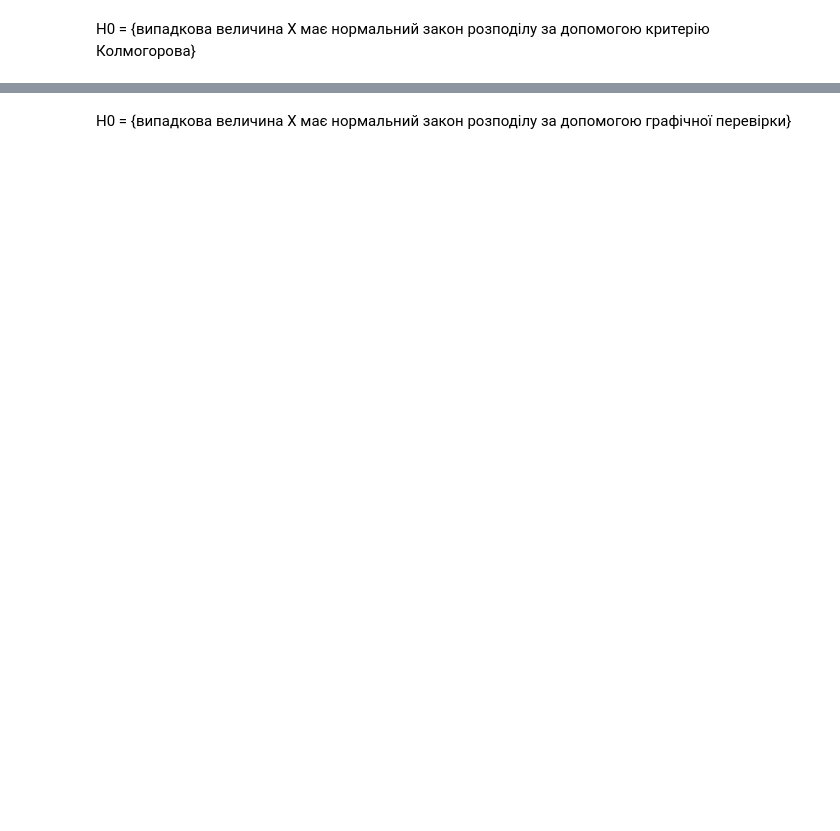
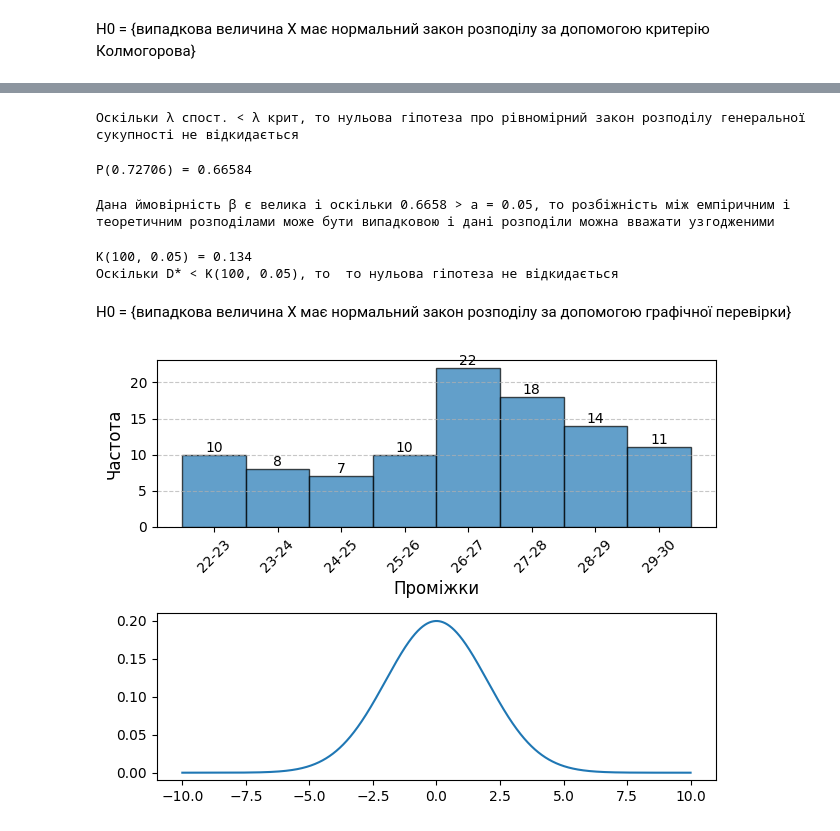
Before and after one commit to anonjustchillin/ProbabilisticModels_labs, a Jupyter notebook: lab2/lab2.ipynb, the cells around one changed output, grey strips where cells are left out. Cells and saved outputs as stored; diff of their text form; code cells hidden in the pictures; blank space fills up the shorter version.

```diff
--- a/lab2/lab2.ipynb
+++ b/lab2/lab2.ipynb
@@ -5,7 +6,14 @@ import matplotlib.pyplot as plt
 # %% [markdown]
 Варіант 22
 # %%
-n = 22
+var = 22
 a = 0.05
-xi = np.array([n, n+1, n+2, n+3, n+4, n+5, n+6, n+7, n+8])
+xi = np.array([[var, var+1],
+               [var+1, var+2],
+               [var+2, var+3],
+               [var+3, var+4],
+               [var+4, var+5],
+               [var+5, var+6],
+               [var+6, var+7],
+               [var+7, var+8]])
 mi = np.array([10, 8, 7, 10, 22, 18, 14, 11])
@@ -11,0 +52,3 @@ mi = np.array([10, 8, 7, 10, 22, 18, 14, 11])
+# %%
+h = xi[0][1] - xi[0][0]
+print(f'h = {h}')
@@ -11,0 +57,7 @@ mi = np.array([10, 8, 7, 10, 22, 18, 14, 11])
+# %%
+midpoints = [start + h / 2 for start, end in xi]
+table = PrettyTable()
+table.field_names = ["Value", "Frequency"]
+for i in range(len(midpoints)):
+    table.add_row([f"{midpoints[i]}", mi[i]])
+table
@@ -16,2 +294,57 @@ H0 = {випадкова величина X має нормальний зако
+# %%
+if lambda_observed < lambda_crit:
+    print("Оскільки λ спост. < λ крит, то нульова гіпотеза про рівномірний закон розподілу генеральної сукупності не відкидається")
+else:
+    print("Оскільки λ спост. > λ крит, то нульова гіпотеза про рівномірний закон розподілу генеральної сукупності відкидається")
+# %% [output]
+Оскільки λ спост. < λ крит, то нульова гіпотеза про рівномірний закон розподілу генеральної сукупності не відкидається
+# %%
+p = kolmogorov_p(lambda_observed)
+print(f"P({lambda_observed}) = {p:.5f}")
+# %% [output]
+P(0.72706) = 0.66584
+# %%
+if p  < a:
+    print(f"Дана ймовірність β є мала і оскільки {p.round(4)} < a = {a},"
+          f" то розбіжність між емпіричним і теоретичним розподілами не є випадковою")
+else:
+    print(f"Дана ймовірність β є велика і оскільки {p.round(4)} > a = {a},"
+          f" то розбіжність між емпіричним і теоретичним розподілами може бути випадковою "
+          f"і дані розподіли можна вважати узгодженими")
+# %% [output]
+Дана ймовірність β є велика і оскільки 0.6658 > a = 0.05, то розбіжність між емпіричним і теоретичним розподілами може бути випадковою і дані розподіли можна вважати узгодженими
+# %%
+k_crit = kolmogorov_crit(n, a)
+print(f"K({n}, {a}) = {k_crit:.3f}")
+if d < k_crit:
+    print(f"Оскільки D* < K({n}, {a}), то  то нульова гіпотеза не відкидається")
+else:
+    print(f"Оскільки D* > K({n}, {a}), то  то нульова гіпотеза відкидається")
+# %% [output]
+K(100, 0.05) = 0.134
+Оскільки D* < K(100, 0.05), то  то нульова гіпотеза не відкидається
 # %% [markdown]
 H0 = {випадкова величина X має нормальний закон розподілу за допомогою графічної перевірки}
+# %%
+fig, axes = plt.subplots(2)
+
+bars = axes[0].bar(midpoints, mi, width=h, edgecolor='black', alpha=0.7)
+
+axes[0].set_xlabel("Проміжки", fontsize=12)
+axes[0].set_ylabel('Частота', fontsize=12)
+axes[0].set_xticks(midpoints, [f'{start}-{end}' for start, end in xi], rotation=45)
+axes[0].grid(axis='y', linestyle='--', alpha=0.7)
+
+for bar in bars:
+    height = bar.get_height()
+    axes[0].text(bar.get_x() + bar.get_width() / 2, height, f'{height}',
+                 ha='center',
+                 va='bottom',
+                 fontsize=10)
+
+x_axis = np.arange(-10, 10, 0.001)
+axes[1].plot(x_axis, norm.pdf(x_axis, 0, 2))
+plt.tight_layout()
+plt.show()
+# %% [output]
+[figure, added]
```
Also changed, not shown: parts of 30 cells of this notebook, 1 other file.
